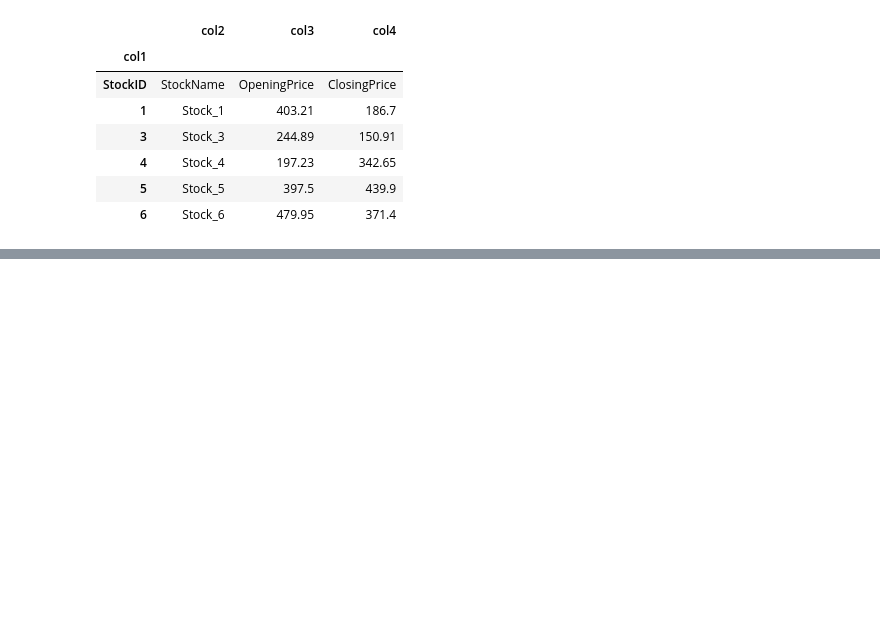
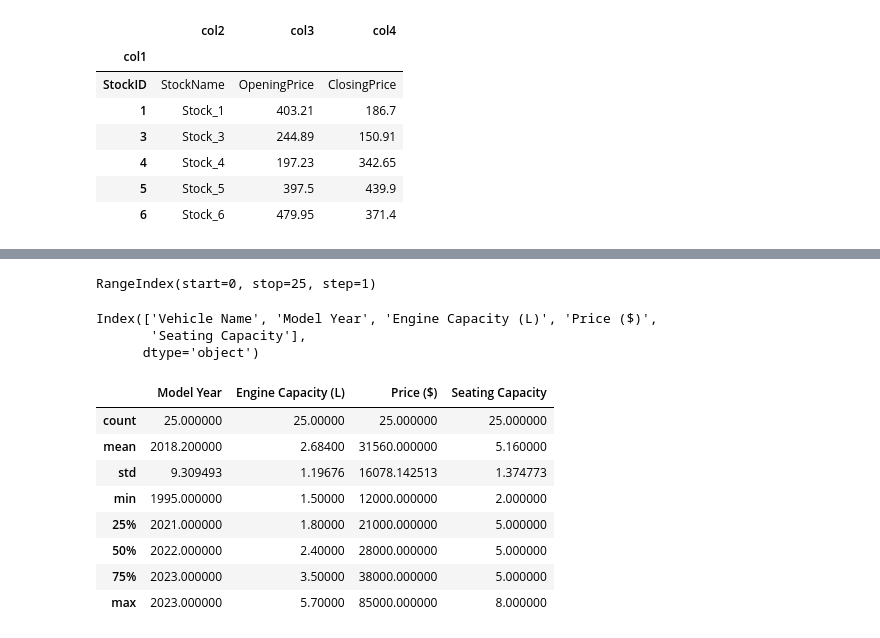
Before and after one commit to M-Hamza-Rao/Pandas-Practice, a Jupyter notebook: Pandas_Practice.ipynb, the cells around one changed output, grey strips where cells are left out. Cells and saved outputs as stored; diff of their text form; code cells hidden in the pictures; blank space fills up the shorter version.

```diff
--- a/Pandas_Practice.ipynb
+++ b/Pandas_Practice.ipynb
@@ -287,0 +290,3 @@ dfl2
+# %%
+toyota = pd.read_csv("Toyota.csv")
+toyota.head()
@@ -287,0 +300,22 @@ dfl2
+# %%
+toyota.index
+# %% [output]
+RangeIndex(start=0, stop=25, step=1)
+# %%
+toyota.columns
+# %% [output]
+Index(['Vehicle Name', 'Model Year', 'Engine Capacity (L)', 'Price ($)',
+       'Seating Capacity'],
+      dtype='object')
+# %%
+toyota.describe()
+# %% [output]
+|  | Model Year | Engine Capacity (L) | Price ($) | Seating Capacity |
+| count | 25.000000 | 25.00000 | 25.000000 | 25.000000 |
+| mean | 2018.200000 | 2.68400 | 31560.000000 | 5.160000 |
+| std | 9.309493 | 1.19676 | 16078.142513 | 1.374773 |
+| min | 1995.000000 | 1.50000 | 12000.000000 | 2.000000 |
+| 25% | 2021.000000 | 1.80000 | 21000.000000 | 5.000000 |
+| 50% | 2022.000000 | 2.40000 | 28000.000000 | 5.000000 |
+| 75% | 2023.000000 | 3.50000 | 38000.000000 | 5.000000 |
+| max | 2023.000000 | 5.70000 | 85000.000000 | 8.000000 |
```
Also changed, not shown: parts of 3 cells of this notebook, 1 other file.
